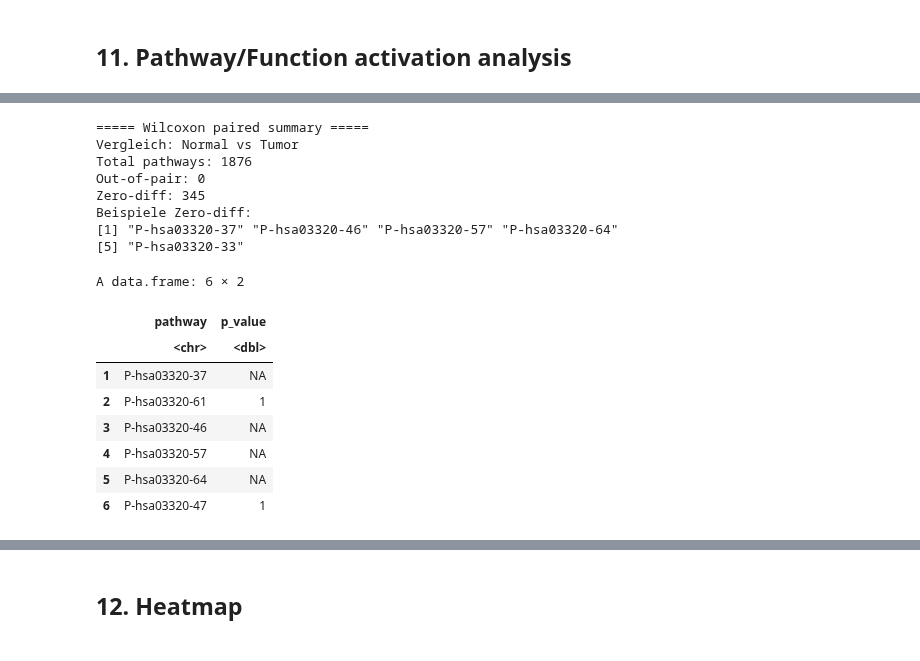
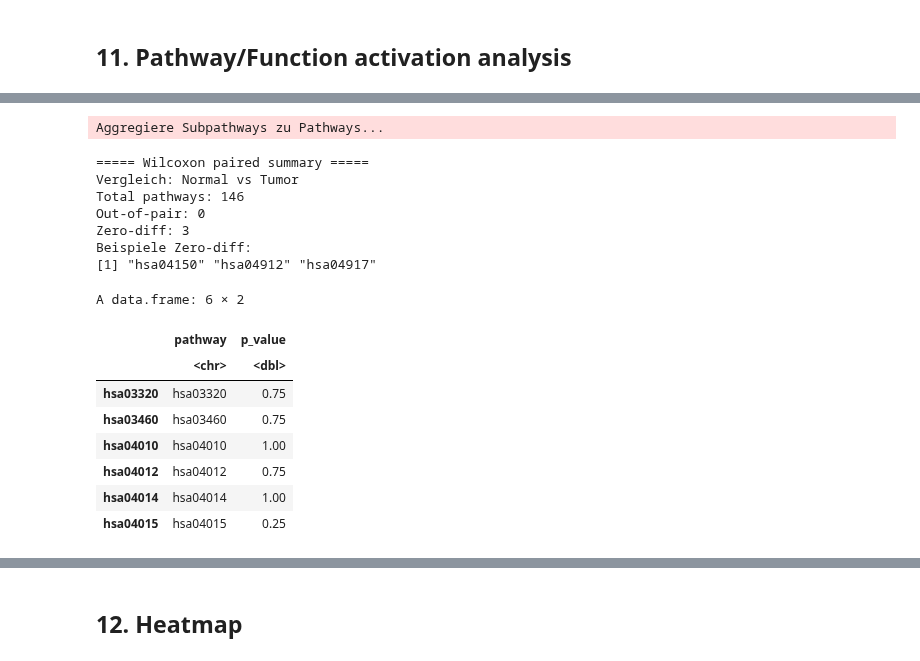
Before and after one commit to BennetDub/mein-r-projekt, a Jupyter notebook: Hipathia script.ipynb, the cells around one changed output, grey strips where cells are left out. Saved outputs shown, nothing was run; the diff lists cells and outputs as text; code cells hidden in the pictures.

Commit message:
Wilcoxon paired

```diff
--- a/Hipathia script.ipynb
+++ b/Hipathia script.ipynb
@@ -841,92 +831,94 @@ design <- data.frame(
 sample_group <- design$group
 names(sample_group) <- design$sample
 
+# ---- Subpaths -> Pathways aggregieren ----
+message("Aggregiere Subpathways zu Pathways...")
+
+pm <- assay(path_vals)
+
+# 1) pathway ID aus Subpath ID extrahieren
+sub_to_path <- sapply(strsplit(rownames(pm), "-"), `[`, 2)
+
+# 2) Aggregation pro Pathway (Mittelwert)
+pathlevel_vals <- rowsum(pm, group = sub_to_path)
+
+
 # -------------------------------------------------------
-# 4) Wilcoxon-Test – PAIRED, EFFIZIENT, OHNE SPAM
+# Wilcoxon-Test auf PATHWAY-Level, PAIRED, SPAM-FREI
 # -------------------------------------------------------
 
-# Behälter für Problem-Pathways
 zero_diff  <- c()
 unpaired   <- c()
 
-# wirkliche Matrix extrahieren (numeric!)
-pm <- assay(path_vals)
+pvals <- suppressWarnings(sapply(rownames(pathlevel_vals), function(p) {
 
-# Wilcoxon über alle Pathways
-pvals <- suppressWarnings(sapply(rownames(pm), function(p) {
-
-    vals <- pm[p, ]
+    vals <- pathlevel_vals[p, ]
 
     g1 <- vals[design$group == group1_name]
     g2 <- vals[design$group == group2_name]
 
-    # Prüfen: gleich viele Paare?
     if (length(g1) != length(g2)) {
         unpaired <<- c(unpaired, p)
         return(NA)
     }
 
-    # Prüfen: alle Differenzen = 0 ?
     if (all(g1 - g2 == 0)) {
         zero_diff <<- c(zero_diff, p)
         return(NA)
     }
 
-    # eigentlicher Test
-    out <- try(wilcox.test(g1, g2, paired = TRUE)$p.value, silent = TRUE)
-    if (inherits(out, "try-error")) {
-        zero_diff <<- c(zero_diff, p)
-        return(NA)
-    }
+    tryCatch(
+        wilcox.test(g1, g2, paired = TRUE)$p.value,
+        error = function(e) NA
+    )
+}))
 
-    return(out)
-}))
 
 # -------------------------------------------------------
 # 5) Ergebnis-Dataframe
 # -------------------------------------------------------
 comp <- data.frame(
-    pathway = rownames(pm),
+    pathway = rownames(pathlevel_vals),
     p_value = pvals,
-    row.names = NULL
+    stringsAsFactors = FALSE
 )
 
 # -------------------------------------------------------
 # 6) Kurze Zusammenfassung (NICHT SPAM)
 # -------------------------------------------------------
 cat("\n===== Wilcoxon paired summary =====\n")
 cat("Vergleich:", group1_name, "vs", group2_name, "\n")
 cat("Total pathways:", nrow(comp), "\n")
 cat("Out-of-pair:", length(unpaired), "\n")
 cat("Zero-diff:", length(zero_diff), "\n")
 
 if (length(zero_diff) > 0) {
     cat("Beispiele Zero-diff:\n")
     print(head(zero_diff, 5))
 }
 
 if (length(unpaired) > 0) {
     cat("Beispiele unpaired:\n")
     print(head(unpaired, 5))
 }
 
 # Ausgabe wie origina
 head(comp)
 # %% [output]
-===== Wilcoxon paired summary =====
-Vergleich: Normal vs Tumor
-Total pathways: 1876
-Out-of-pair: 0
-Zero-diff: 345
-Beispiele Zero-diff:
-[1] "P-hsa03320-37" "P-hsa03320-46" "P-hsa03320-57" "P-hsa03320-64"
-[5] "P-hsa03320-33"
+Aggregiere Subpathways zu Pathways...
-A data.frame: 6 × 2
+===== Wilcoxon paired summary =====
+Vergleich: Normal vs Tumor
+Total pathways: 146
+Out-of-pair: 0
+Zero-diff: 3
+Beispiele Zero-diff:
+[1] "hsa04150" "hsa04912" "hsa04917"
+A data.frame: 6 × 2
 |  | pathway | p_value |
 |  | <chr> | <dbl> |
-| 1 | P-hsa03320-37 | NA |
-| 2 | P-hsa03320-61 | 1 |
-| 3 | P-hsa03320-46 | NA |
-| 4 | P-hsa03320-57 | NA |
-| 5 | P-hsa03320-64 | NA |
-| 6 | P-hsa03320-47 | 1 |
+| hsa03320 | hsa03320 | 0.75 |
+| hsa03460 | hsa03460 | 0.75 |
+| hsa04010 | hsa04010 | 1.00 |
+| hsa04012 | hsa04012 | 0.75 |
+| hsa04014 | hsa04014 | 1.00 |
+| hsa04015 | hsa04015 | 0.25 |
```
Also changed, not shown: parts of 6 cells of this notebook.
